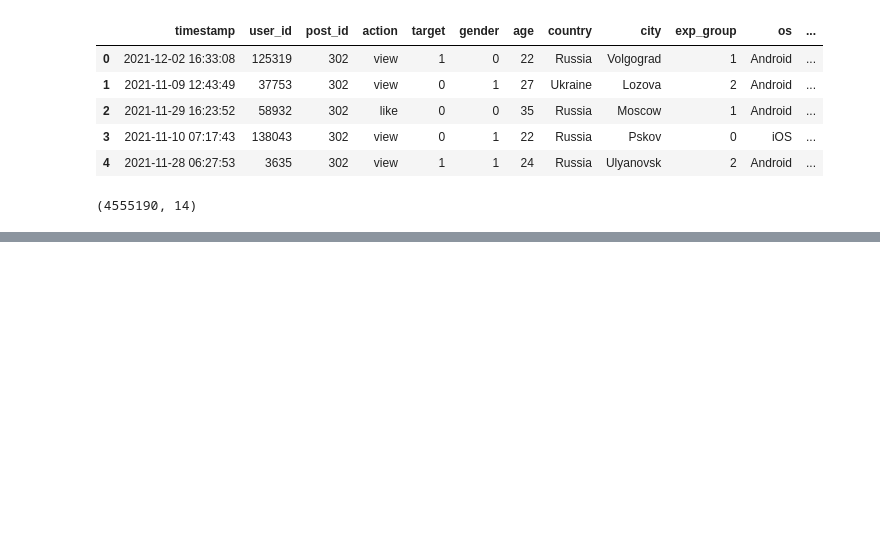
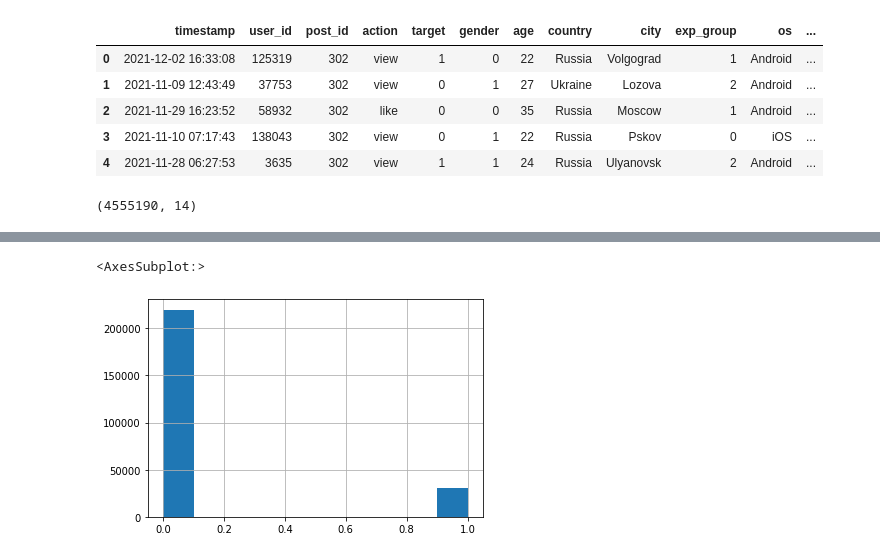
Before and after one commit to Litvinov-Ivan/posts-feed-recsys, a Jupyter notebook: notebooks/data_downloading.ipynb, the cells around one changed output, grey strips where cells are left out. Saved outputs shown, nothing was run; the diff lists cells and outputs as text; code cells hidden in the pictures; blank space fills up the shorter version.

```diff
--- a/notebooks/data_downloading.ipynb
+++ b/notebooks/data_downloading.ipynb
@@ -141,0 +148,13 @@ train_data.to_csv(CONFIG['datasets_folder'] + '/train_data.csv', index=False)
+# %%
+# Загрузим 250 тысяч записей
+
+q = """
+SELECT *
+FROM public.feed_data
+WHERE EXTRACT(MONTH FROM timestamp) = 12 AND EXTRACT(DAY FROM timestamp) > 15
+ORDER BY RANDOM()
+LIMIT 250000
+"""
+
+test_data = select(q)
+test_data.head()
@@ -141,0 +168,5 @@ train_data.to_csv(CONFIG['datasets_folder'] + '/train_data.csv', index=False)
+# %%
+test_data.target.hist()
+# %% [output]
+<AxesSubplot:>
+[figure, added]
```
Also changed, not shown: parts of 5 cells of this notebook, 4 other files.
